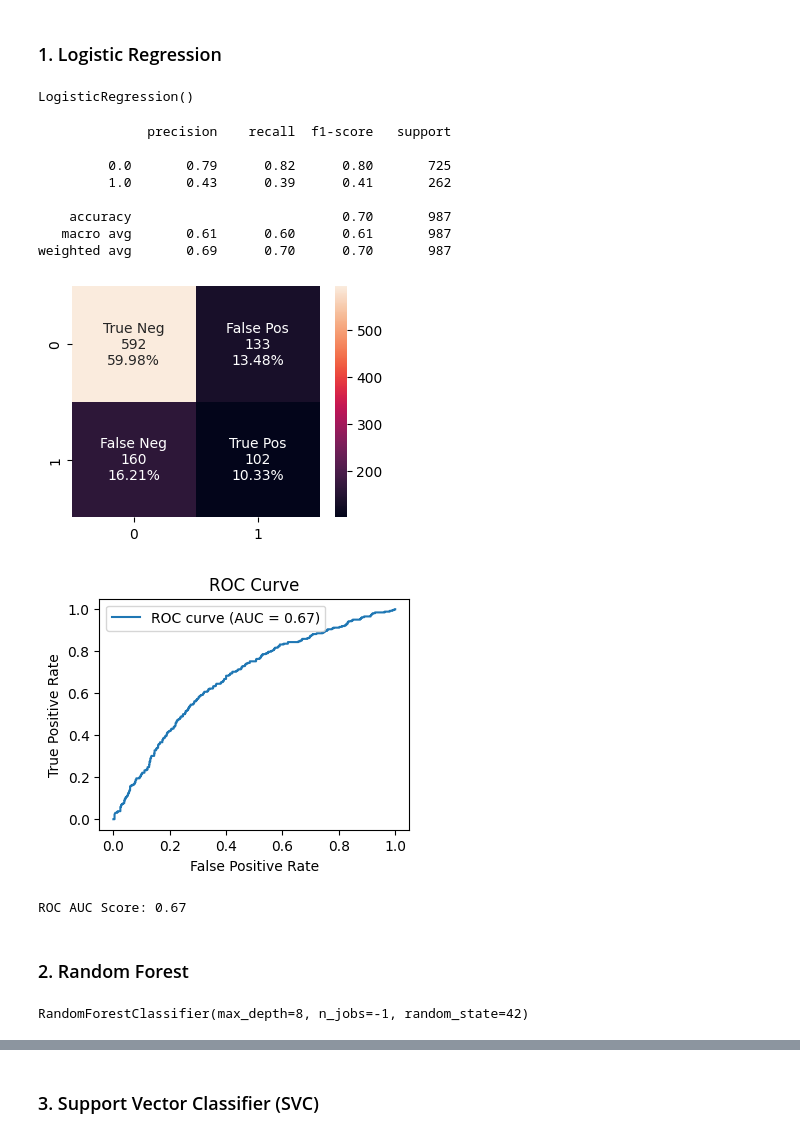
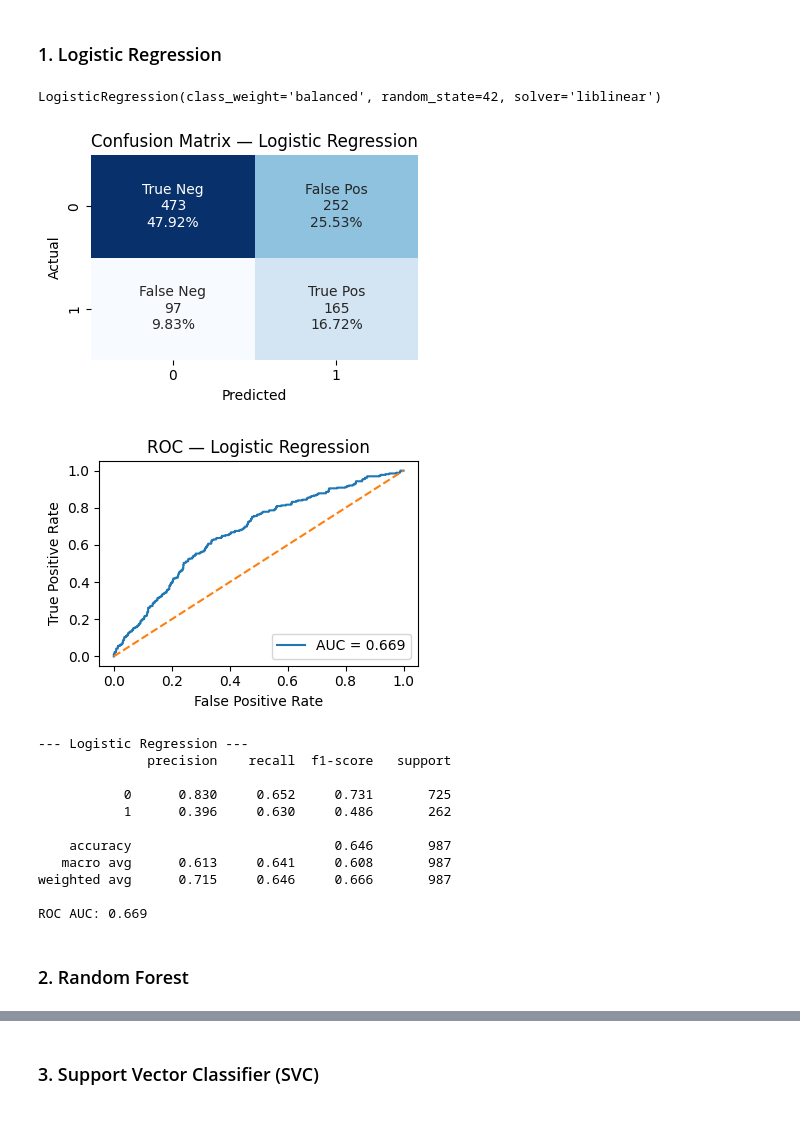
Before and after one commit to Roshani002/SSPL_Practical_Assessment, a Jupyter notebook: classification_models.ipynb, the cells around one changed output, grey strips where cells are left out. Drawn from its saved outputs; the diff is of its cells as text; code cells hidden in the pictures.

```diff
--- a/classification_models.ipynb
+++ b/classification_models.ipynb
@@ -160,0 +212,37 @@ def model_evaluation(classifier, x_test, y_test):
+# %%
+def evaluate(model, name, X_test, y_test):
+    """Plot CM + ROC, print report, and append metrics dict to results_list."""
+    # ---- predictions/scores ----
+    y_pred = model.predict(X_test)
+    if hasattr(model, "predict_proba"):
+        y_score = model.predict_proba(X_test)[:, 1]
+    elif hasattr(model, "decision_function"):
+        y_score = model.decision_function(X_test)
+    else:
+        y_score = y_pred  # fallback; ROC will be less informative
+
+    # ---- confusion matrix plot ----
+    cm = confusion_matrix(y_test, y_pred)
+    names = ['True Neg', 'False Pos', 'False Neg', 'True Pos']
+    counts = cm.flatten()
+    perc = [f"{v/cm.sum():.2%}" for v in counts]
+    labels = np.array([f"{n}\n{c}\n{p}" for n, c, p in zip(names, counts, perc)]).reshape(2, 2)
+
+    plt.figure(figsize=(4, 3))
+    sns.heatmap(cm, annot=labels, fmt='', cmap='Blues', cbar=False)
+    plt.xlabel('Predicted'); plt.ylabel('Actual'); plt.title(f'Confusion Matrix — {name}')
+    plt.tight_layout(); plt.show()
+
+    # ---- ROC plot ----
+    fpr, tpr, _ = roc_curve(y_test, y_score)
+    auc_val = roc_auc_score(y_test, y_score)
+    plt.figure(figsize=(4, 3))
+    plt.plot(fpr, tpr, label=f'AUC = {auc_val:.3f}')
+    plt.plot([0, 1], [0, 1], linestyle='--')
+    plt.xlabel('False Positive Rate'); plt.ylabel('True Positive Rate'); plt.title(f'ROC — {name}')
+    plt.legend(loc='lower right'); plt.tight_layout(); plt.show()
+
+    # ---- print report ----
+    print(f"\n--- {name} ---")
+    print(classification_report(y_test, y_pred, digits=3))
+    print(f"ROC AUC: {auc_val:.3f}")
@@ -163,22 +284,23 @@ def model_evaluation(classifier, x_test, y_test):
 # %%
 # train logistic regression model
-ls = LogisticRegression()
-ls.fit(X_train_selected, y_train_res)
+ls = LogisticRegression(max_iter=100, solver='liblinear', random_state=42, class_weight='balanced')
+ls.fit(X_train_selected, y_train)
 # %% [output]
-LogisticRegression()
+LogisticRegression(class_weight='balanced', random_state=42, solver='liblinear')
 # %%
 # evaluate
-y_pred = ls.predict(X_test_selected)
-ls_results = model_evaluation(ls, X_test_selected, y_test)
+evaluate(ls, "Logistic Regression", X_test_selected, y_test)
 # %% [output]
-              precision    recall  f1-score   support
-
-         0.0       0.79      0.82      0.80       725
-         1.0       0.43      0.39      0.41       262
-
-    accuracy                           0.70       987
-   macro avg       0.61      0.60      0.61       987
-weighted avg       0.69      0.70      0.70       987
-[figure, old version]
+[figure, new version]
-[figure, old version]
+[figure, new version]
-ROC AUC Score: 0.67
+--- Logistic Regression ---
+              precision    recall  f1-score   support
+
+           0      0.830     0.652     0.731       725
+           1      0.396     0.630     0.486       262
+
+    accuracy                          0.646       987
+   macro avg      0.613     0.641     0.608       987
+weighted avg      0.715     0.646     0.666       987
+
+ROC AUC: 0.669
@@ -185,7 +311,4 @@ ROC AUC Score: 0.67
 # %% [markdown]
 ### 2. Random Forest
 # %%
-rfc = RandomForestClassifier(max_depth=8, n_estimators=100, random_state=42, min_samples_split=2, n_jobs=-1)
-rfc.fit(X_train_selected, y_train_res)
+rfc = RandomForestClassifier(random_state=42, class_weight=class_weights)
-# %% [output]
-RandomForestClassifier(max_depth=8, n_jobs=-1, random_state=42)
```
Also changed, not shown: parts of 36 cells of this notebook, 45 other files.
